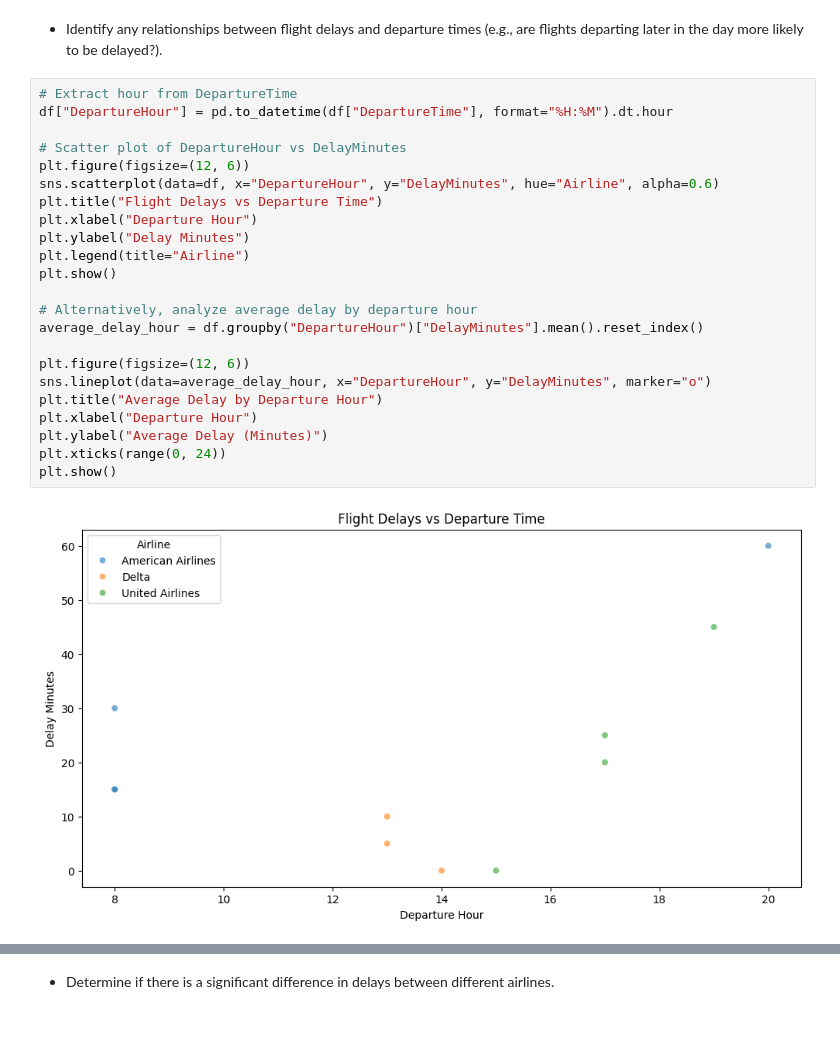
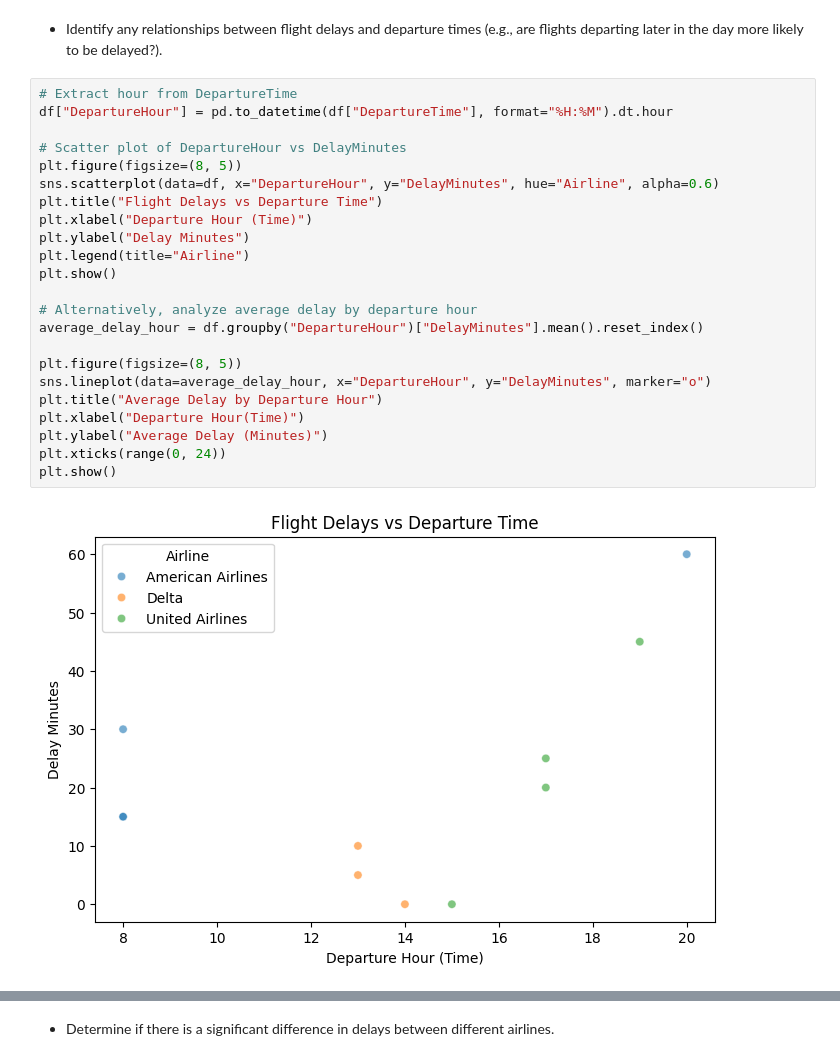
Before and after one commit to viseshagarwal/Akasa-Air-Analytics-Assignment, a Jupyter notebook: Assignment.ipynb, the cells around one changed output, grey strips where cells are left out. Saved outputs shown, nothing was run; the diff lists cells and outputs as text; blank space fills up the shorter version.

```diff
--- a/Assignment.ipynb
+++ b/Assignment.ipynb
@@ -402,25 +407,25 @@ Average Delay per Airline:
 # %%
 # Extract hour from DepartureTime
 df["DepartureHour"] = pd.to_datetime(df["DepartureTime"], format="%H:%M").dt.hour
 
 # Scatter plot of DepartureHour vs DelayMinutes
-plt.figure(figsize=(12, 6))
+plt.figure(figsize=(8, 5))
 sns.scatterplot(data=df, x="DepartureHour", y="DelayMinutes", hue="Airline", alpha=0.6)
 plt.title("Flight Delays vs Departure Time")
-plt.xlabel("Departure Hour")
+plt.xlabel("Departure Hour (Time)")
 plt.ylabel("Delay Minutes")
 plt.legend(title="Airline")
 plt.show()
 
 # Alternatively, analyze average delay by departure hour
 average_delay_hour = df.groupby("DepartureHour")["DelayMinutes"].mean().reset_index()
 
-plt.figure(figsize=(12, 6))
+plt.figure(figsize=(8, 5))
 sns.lineplot(data=average_delay_hour, x="DepartureHour", y="DelayMinutes", marker="o")
 plt.title("Average Delay by Departure Hour")
-plt.xlabel("Departure Hour")
+plt.xlabel("Departure Hour(Time)")
 plt.ylabel("Average Delay (Minutes)")
 plt.xticks(range(0, 24))
 plt.show()
 # %% [output]
-[figure, old version]
+[figure, new version]
```
Also changed, not shown: parts of 11 cells of this notebook, 11 other files.
